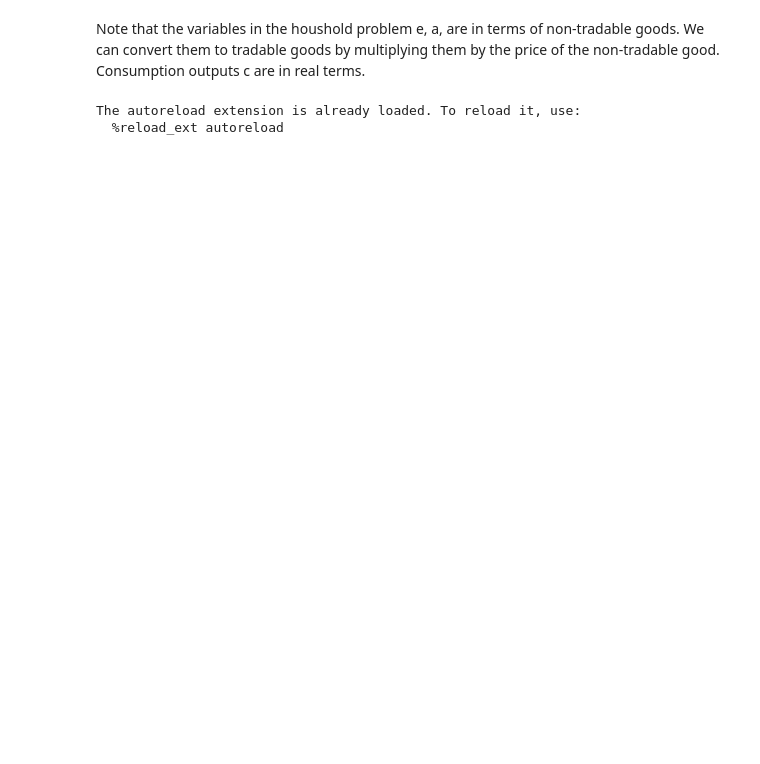
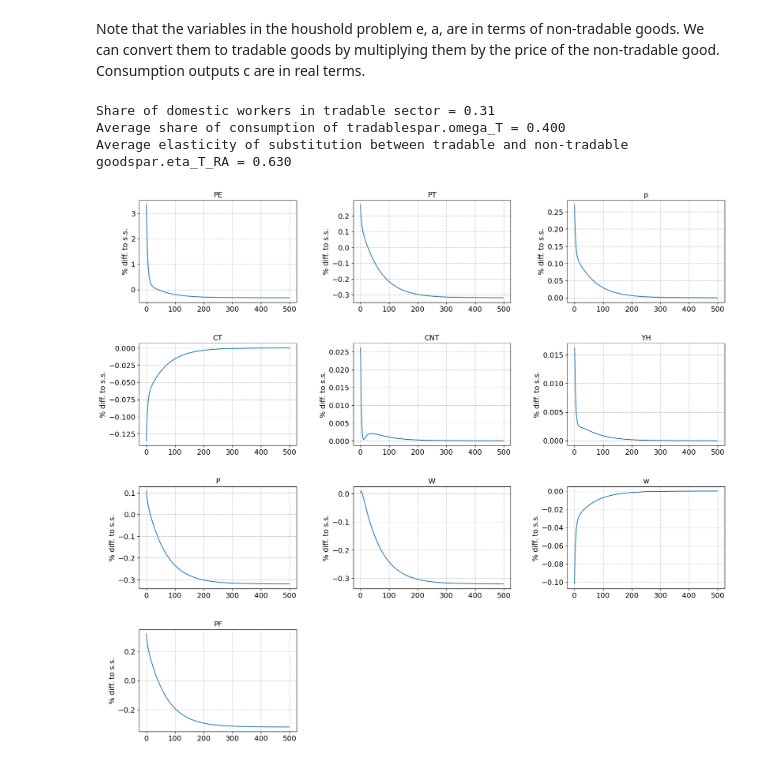
Before and after one commit to funlime/I_HANK_PIGL, a Jupyter notebook: Notebook.ipynb, the cells around one changed output. Drawn from its saved outputs; the diff is of its cells as text; code cells hidden in the pictures; blank space fills up the shorter version.

```diff
--- a/Notebook.ipynb
+++ b/Notebook.ipynb
@@ -31,7 +31,21 @@ lvl_path = ['U_hh', 'Walras', 'CB', 'i', 'NX', 'CA', 'ra', 'iF_s',  'iF_s']
 path_philips= ['WTH', 'WNT', 'NTH', 'NNT', 'PTH', 'PNT', 'PF', 'UC_TH_hh', 'UC_NT_hh', 'EX']
 paths = ['PE_s', 'PE', 'YH',  'W', 'P', 'w', 'tau',  'N', 'INC', 'inc',  'CT', 'CNT', 'p', 'E', 'PF_s', 'PF', 'CTH_s', 'i', 'ra', 'iF_s']
 target_var = ['PE_s', 'PE', 'p', 'inc_NT', 'inc_TH', 'ra', 'i', 'Q']
-paths_ = ['PE', 'PT', 'p', 'CT', 'CNT', 'YH', 'P', 'W', 'w']
+paths_ = ['PE', 'PT', 'p', 'CT', 'CNT', 'YH', 'P', 'W', 'w', 'PF']
-# %% [output]
-The autoreload extension is already loaded. To reload it, use:
-  %reload_ext autoreload
+# %%
+model = IHANKModelClass(name='baseline')
+
+model.par.eta_s = 0.5
+model.par.etaF = 0.5
+model.par.etaE = 0.1
+model.par.mon_policy = 'taylor'
+model.par.phi = 1.5
+model.par.nu = 0.4
+
+
+
+model.find_ss(do_print=False)
+# %% [output]
+Share of domestic workers in tradable sector = 0.31
+Average share of consumption of tradablespar.omega_T = 0.400
+Average elasticity of substitution between tradable and non-tradable goodspar.eta_T_RA = 0.630
@@ -37,0 +54,10 @@ The autoreload extension is already loaded. To reload it, use:
+# %%
+shock_PE_i, shock_PE_s, shock_forigne_interest, shock_PF_s, shock_PF_s_taylor, shock_PE_PF, shock_PE_PF_taylor, shock_i = calculations.difine_shocks(model, scale=0.03, rho = 0.8)
+model_baseline = model.copy(name='Floating exchange rate')
+# model_baseline.par.gamma = 0.13
+model_baseline.find_transition_path(shocks=shock_PE_s, do_end_check=False)
+model_baseline.show_IRFs(paths_, T_max=500, ncols=3, lvl_value=lvl_path, do_shocks=False, do_targets=False)
+# model_baseline.show_IRFs(target_var, T_max=500, ncols=3, lvl_value=lvl_path, do_shocks=False, do_targets=False)
+# model_baseline.show_IRFs(paths, T_max=500, ncols=3, lvl_value=lvl_path, do_shocks=False, do_targets=False)
+# %% [output]
+[figure, added]
```
Also changed, not shown: parts of 10 cells of this notebook, 3 other files.
